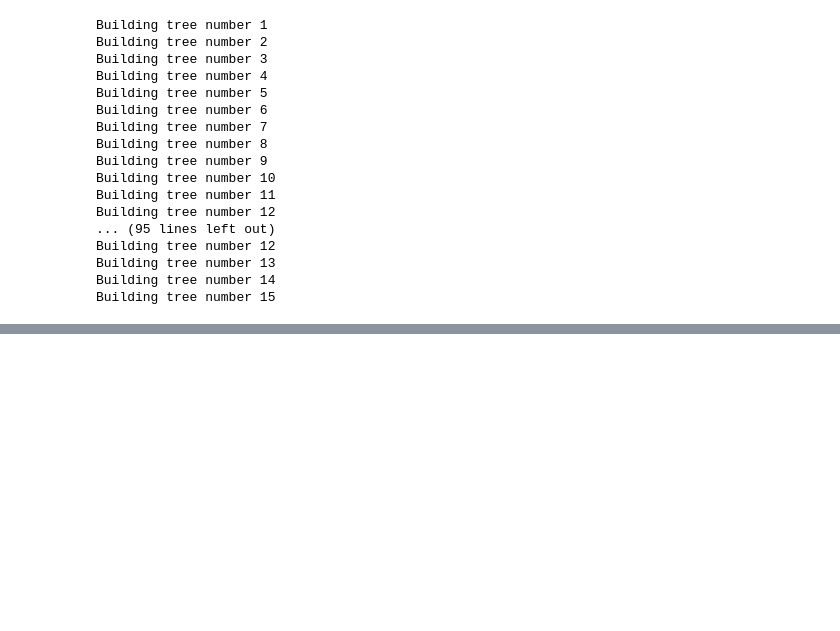
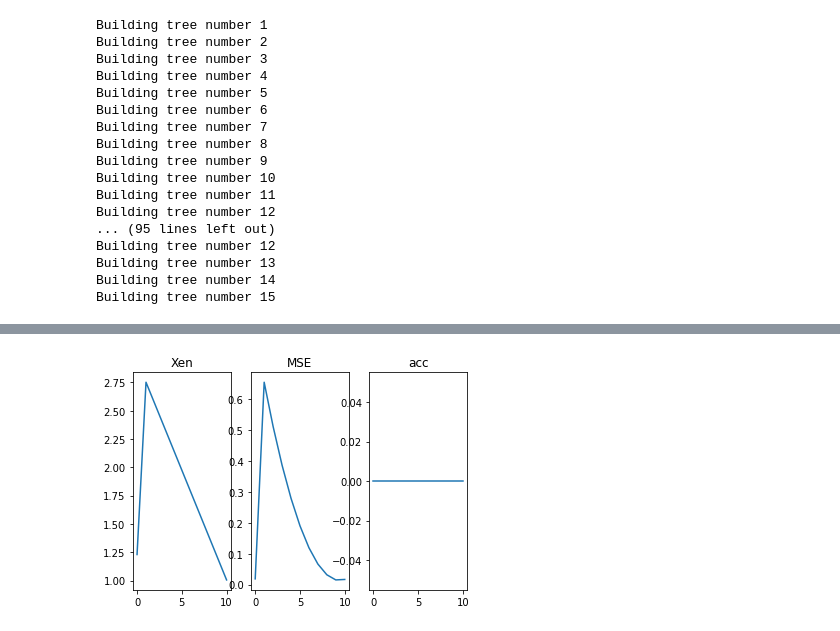
Before and after one commit to AlbertoSandri/NAML-project, a Jupyter notebook: Project.ipynb, the cells around one changed output, grey strips where cells are left out. Cells and saved outputs as stored; diff of their text form; code cells hidden in the pictures; blank space fills up the shorter version.

```diff
--- a/Project.ipynb
+++ b/Project.ipynb
@@ -691,0 +795,8 @@ Building tree number 15
+# %%
+# Computation of the gradient and jit compilation of the loss functions
+grad_jit = jax.jit(jax.grad(cross_entropy, argnums = 2))
+#grad_jit = jax.jit(jax.grad(MSE, argnums = 2))
+
+cross_entropy_jit = jax.jit(cross_entropy)
+MSE_jit = jax.jit(MSE)
+accuracy_jit = jax.jit(accuracy)
@@ -691,0 +807,15 @@ Building tree number 15
+# %%
+def dump(x, y, parameters, histories):
+  if histories == None or len(histories) == 0:
+    histories = {'Xen':[], 'MSE':[], 'acc':[]}
+  histories['Xen'].append(cross_entropy_jit(x, y, parameters))
+  histories['MSE'].append(MSE_jit(x, y, parameters))
+  histories['acc'].append(accuracy_jit(x, y, parameters))
+  return histories
+# %%
+histories = dump(input, np.array([[0.8],[0.7]]), parameters,{})
+print(histories)
+
+for i in range(10):
+  dump(input, np.array([[0.1*i],[0.09*i]]), parameters,histories)
+histories
@@ -691,0 +841,12 @@ Building tree number 15
+# %%
+def plot_history(histories):
+  '''Plots the histories of the losses during execution'''
+  fig, axs = plt.subplots(1,len(histories))
+  axs.flatten()
+  for i, key in enumerate(histories):
+    axs[i].plot(histories[key])
+    axs[i].set_title(list(histories.keys())[i])
+# %%
+plot_history(histories)
+# %% [output]
+[figure, added]
```
Also changed, not shown: parts of 27 cells of this notebook.
